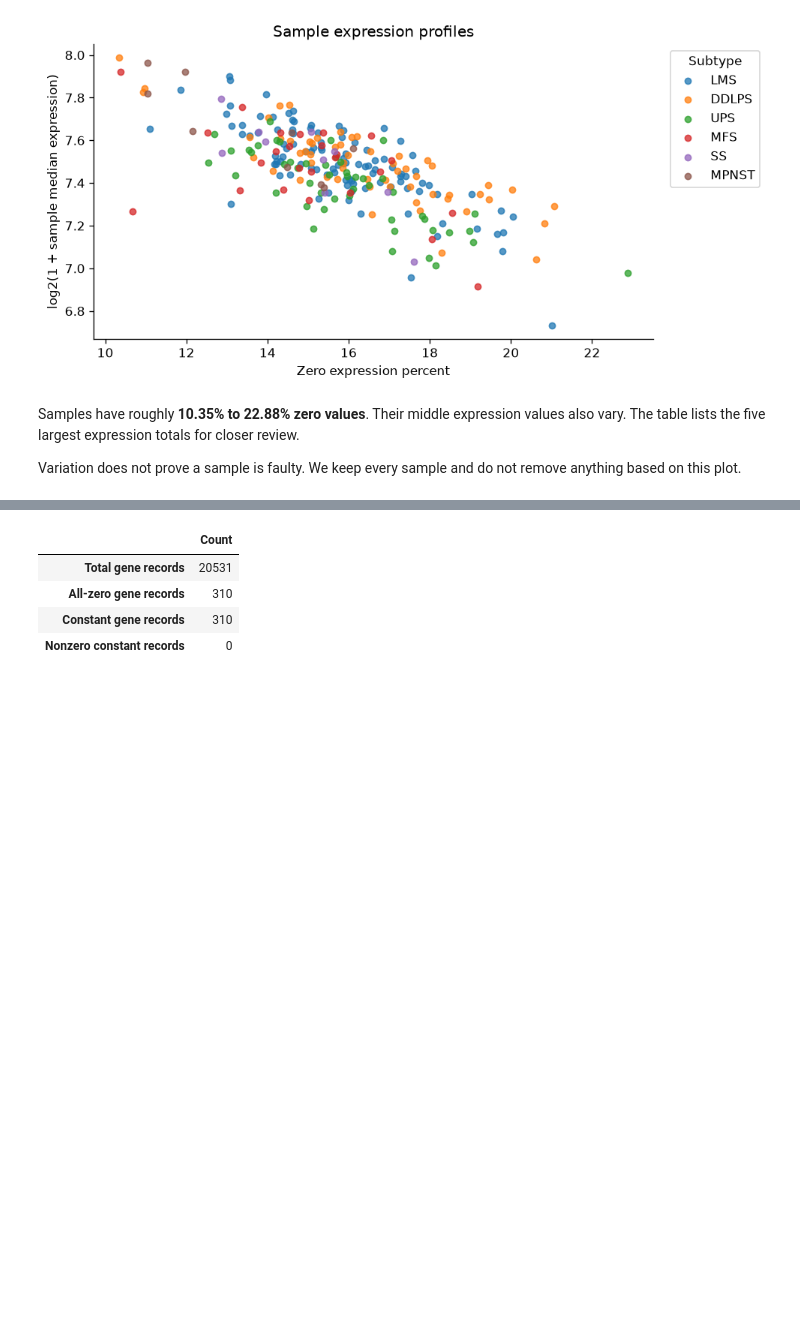
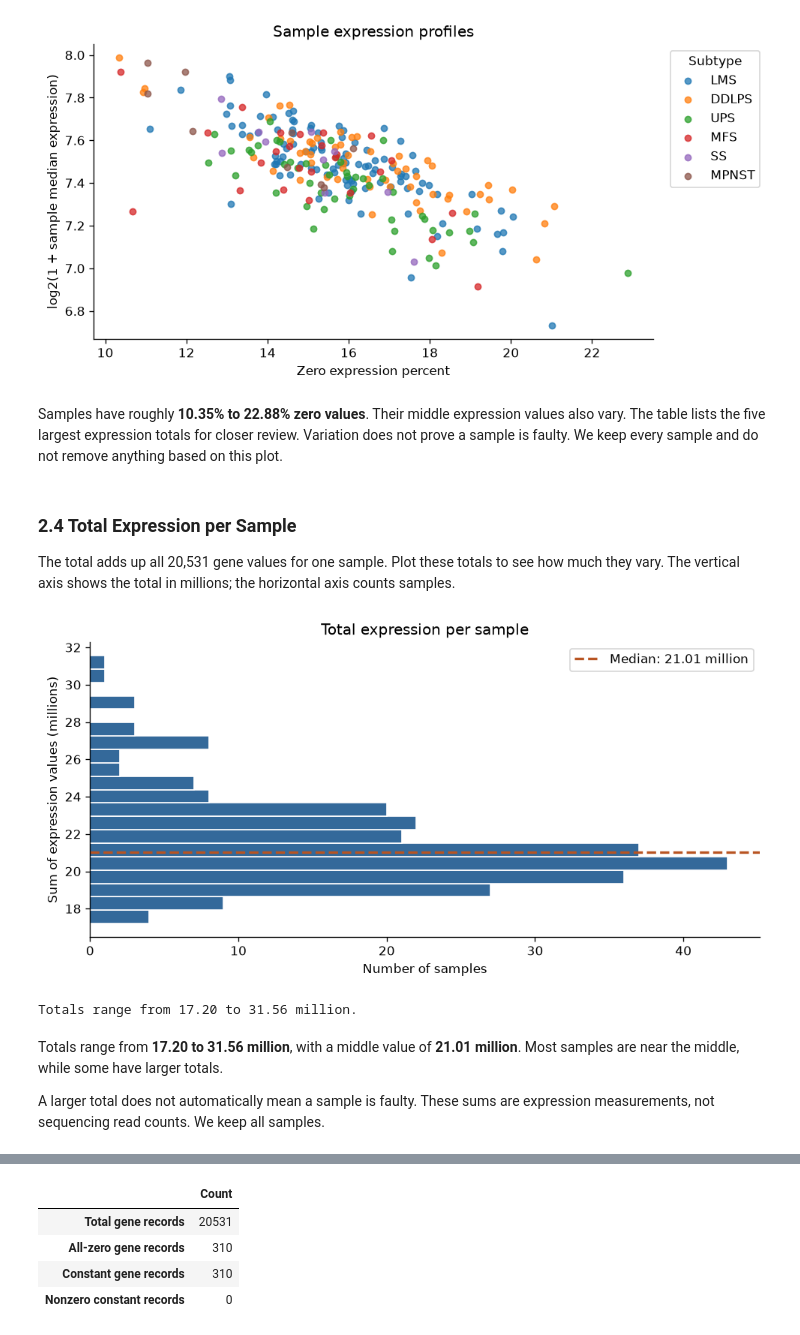
Before and after one commit to nhdung98/ProjectA, a Jupyter notebook: notebooks/01_data_exploration.ipynb, the cells around one changed output, grey strips where cells are left out. Saved outputs shown, nothing was run; the diff lists cells and outputs as text; code cells hidden in the pictures; blank space fills up the shorter version.

```diff
--- a/notebooks/01_data_exploration.ipynb
+++ b/notebooks/01_data_exploration.ipynb
@@ -325,7 +336,33 @@ plt.show()
 | 238 | TCGA-X6-A7W8-01 | TCGA-X6-A7W8 | MFS | 10.666797 | 152.9042 | 2.907169e+07 |
 [figure]
 # %% [markdown]
-Samples have roughly **10.35% to 22.88% zero values**. Their middle expression values also vary. The table lists the five largest expression totals for closer review.
-
-Variation does not prove a sample is faulty. We keep every sample and do not remove anything based on this plot.
+Samples have roughly **10.35% to 22.88% zero values**. Their middle expression values also vary. The table lists the five largest expression totals for closer review. Variation does not prove a sample is faulty. We keep every sample and do not remove anything based on this plot.
+# %% [markdown]
+### 2.4 Total Expression per Sample
+
+The total adds up all 20,531 gene values for one sample. Plot these totals to see how much they vary. The vertical axis shows the total in millions; the horizontal axis counts samples.
+# %%
+# Use the totals already calculated in Section 2.3.
+totals_millions = sample_summary["expression_sum"] / 1_000_000
+median_total = totals_millions.median()
+
+# Count samples in each range and mark the middle total.
+fig, ax = plt.subplots(figsize=(8, 4), layout="constrained")
+ax.hist(totals_millions, bins=20, color="#34699A", edgecolor="white", orientation="horizontal")
+ax.axhline(median_total, color="#B85422", linestyle="--", linewidth=2,
+           label=f"Median: {median_total:.2f} million")
+ax.set(title="Total expression per sample",
+       xlabel="Number of samples", ylabel="Sum of expression values (millions)")
+ax.legend()
+plt.show()
+
+# Print the range so we can read the exact summary beside the chart.
+print(f"Totals range from {totals_millions.min():.2f} to {totals_millions.max():.2f} million.")
+# %% [output]
+[figure, added]
+Totals range from 17.20 to 31.56 million.
+# %% [markdown]
+Totals range from **17.20 to 31.56 million**, with a middle value of **21.01 million**. Most samples are near the middle, while some have larger totals.
+
+A larger total does not automatically mean a sample is faulty. These sums are expression measurements, not sequencing read counts. We keep all samples.
 # %% [markdown]
```
Also changed, not shown: parts of 16 cells of this notebook, 32 other files.
